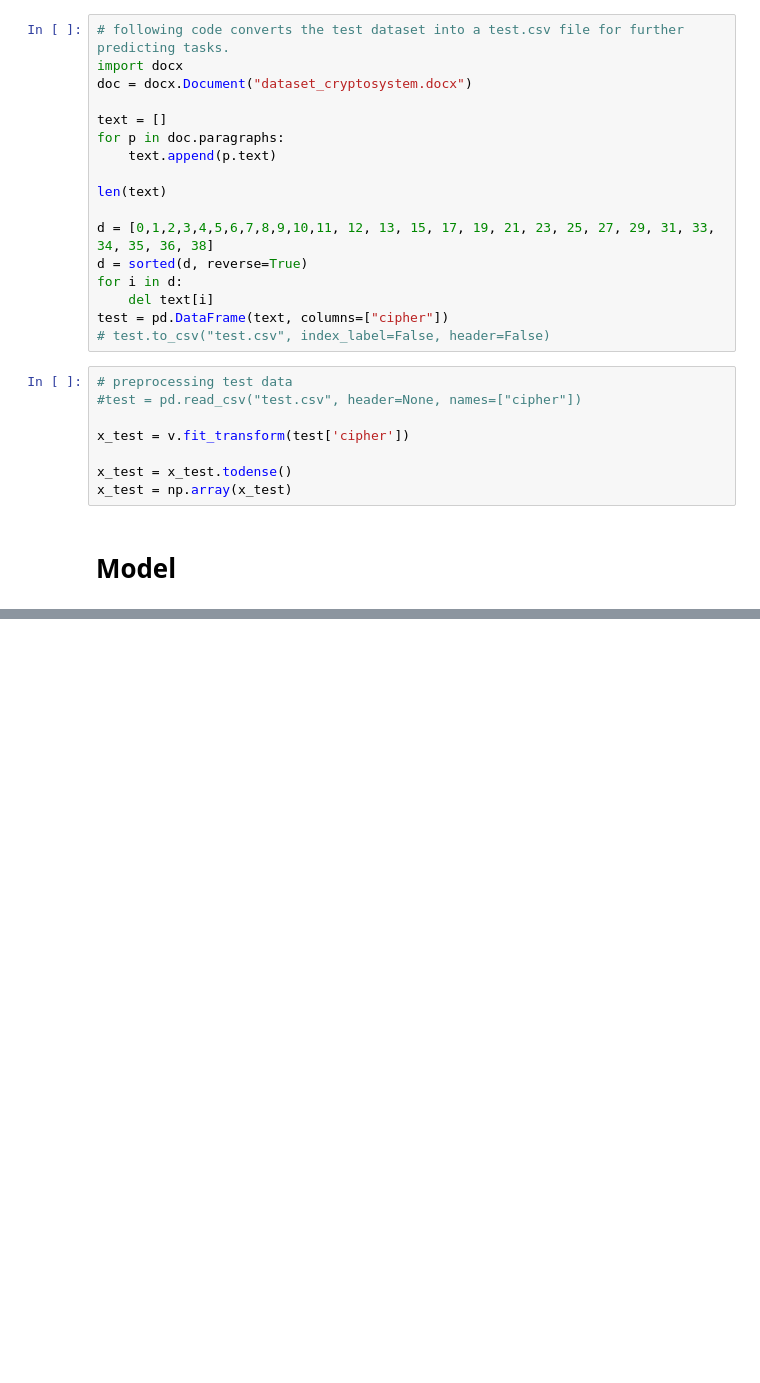
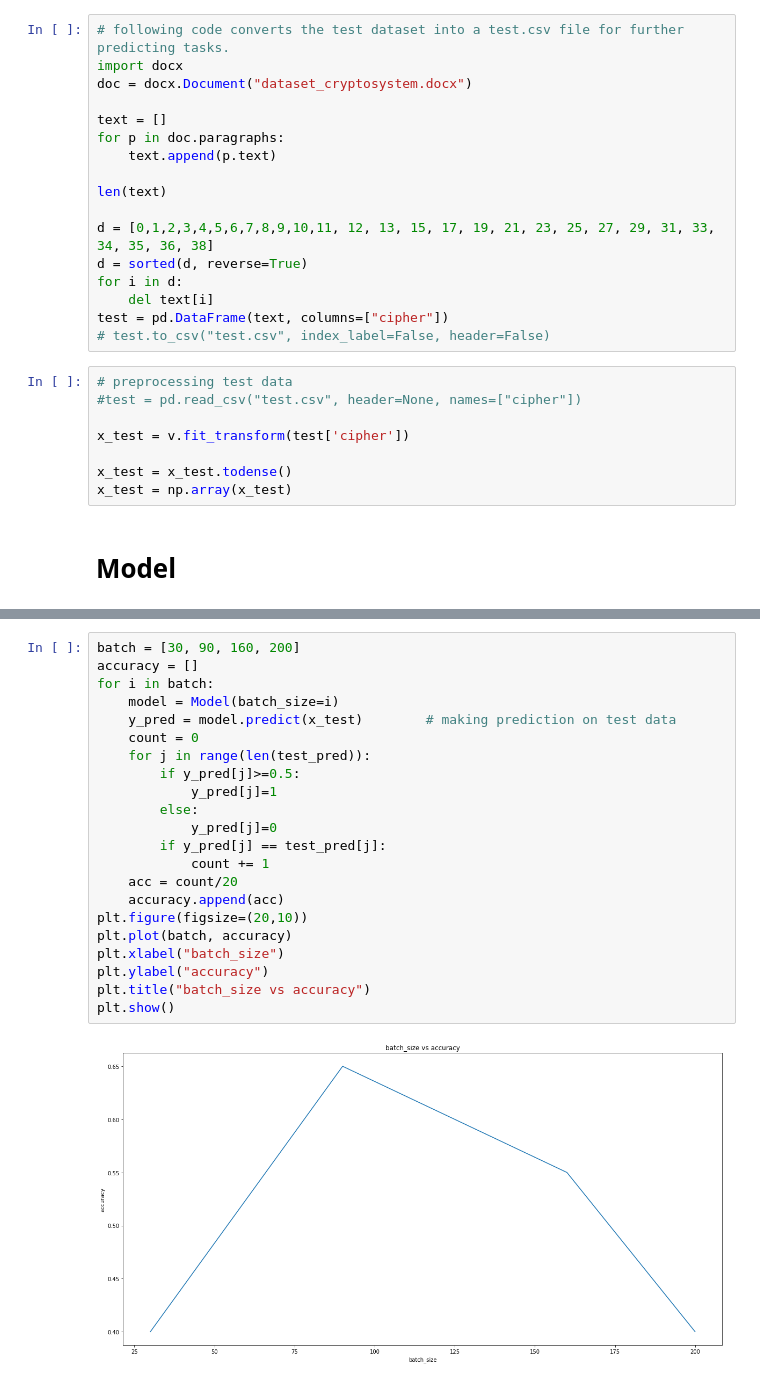
Before and after one commit to ujjwal-9/Cipher-Identification, a Jupyter notebook: NN.ipynb, the cells around one changed output, grey strips where cells are left out. Drawn from its saved outputs; the diff is of its cells as text; blank space fills up the shorter version.

```diff
--- a/NN.ipynb
+++ b/NN.ipynb
@@ -146,0 +223,24 @@ pred
+# %%
+batch = [30, 90, 160, 200]
+accuracy = []
+for i in batch:
+    model = Model(batch_size=i)
+    y_pred = model.predict(x_test)        # making prediction on test data
+    count = 0
+    for j in range(len(test_pred)):
+        if y_pred[j]>=0.5:
+            y_pred[j]=1
+        else:
+            y_pred[j]=0
+        if y_pred[j] == test_pred[j]:
+            count += 1
+    acc = count/20
+    accuracy.append(acc)
+plt.figure(figsize=(20,10))
+plt.plot(batch, accuracy)
+plt.xlabel("batch_size")
+plt.ylabel("accuracy")
+plt.title("batch_size vs accuracy")
+plt.show()
+# %% [output]
+[figure, added]
```
Also changed, not shown: parts of 9 cells of this notebook, 1 other file.
